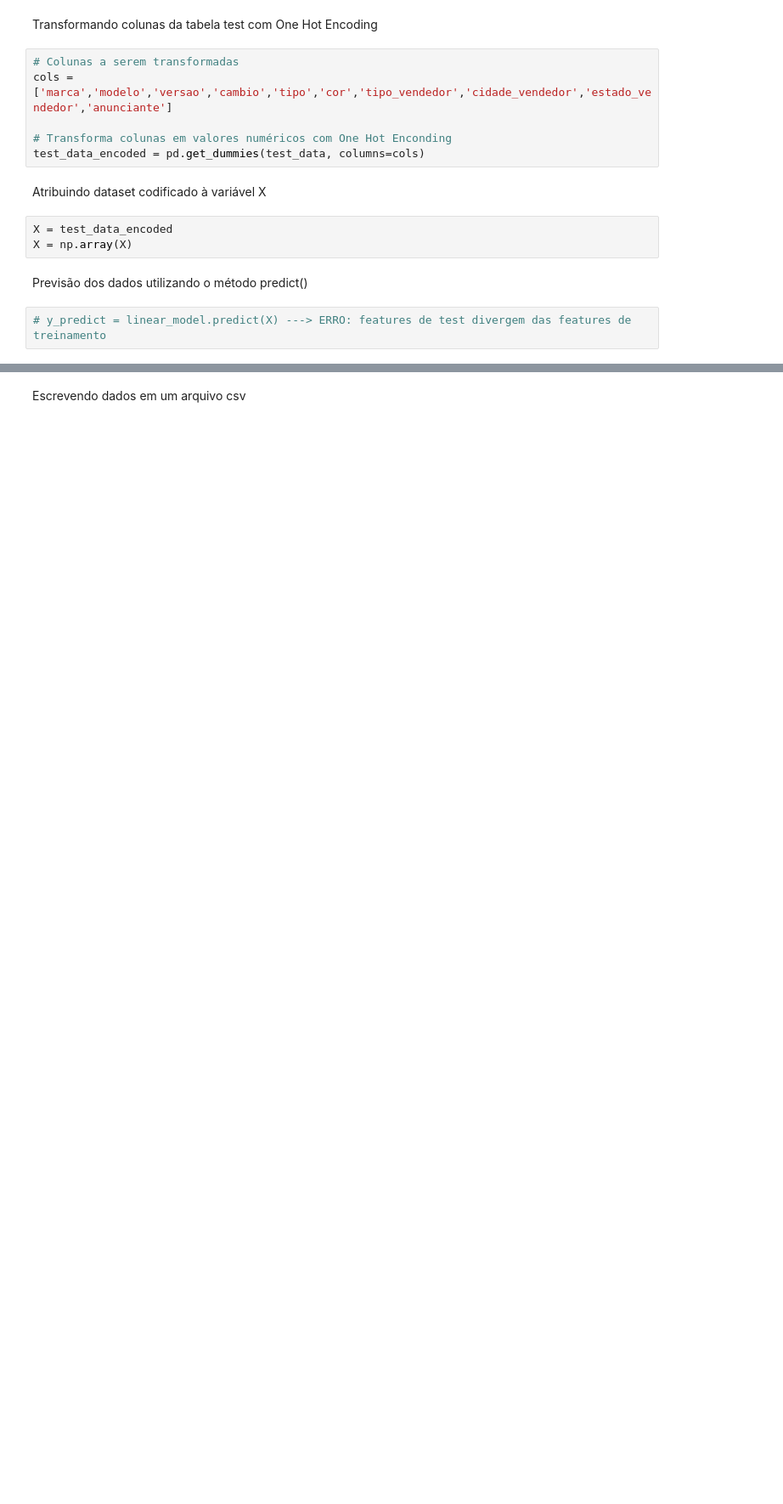
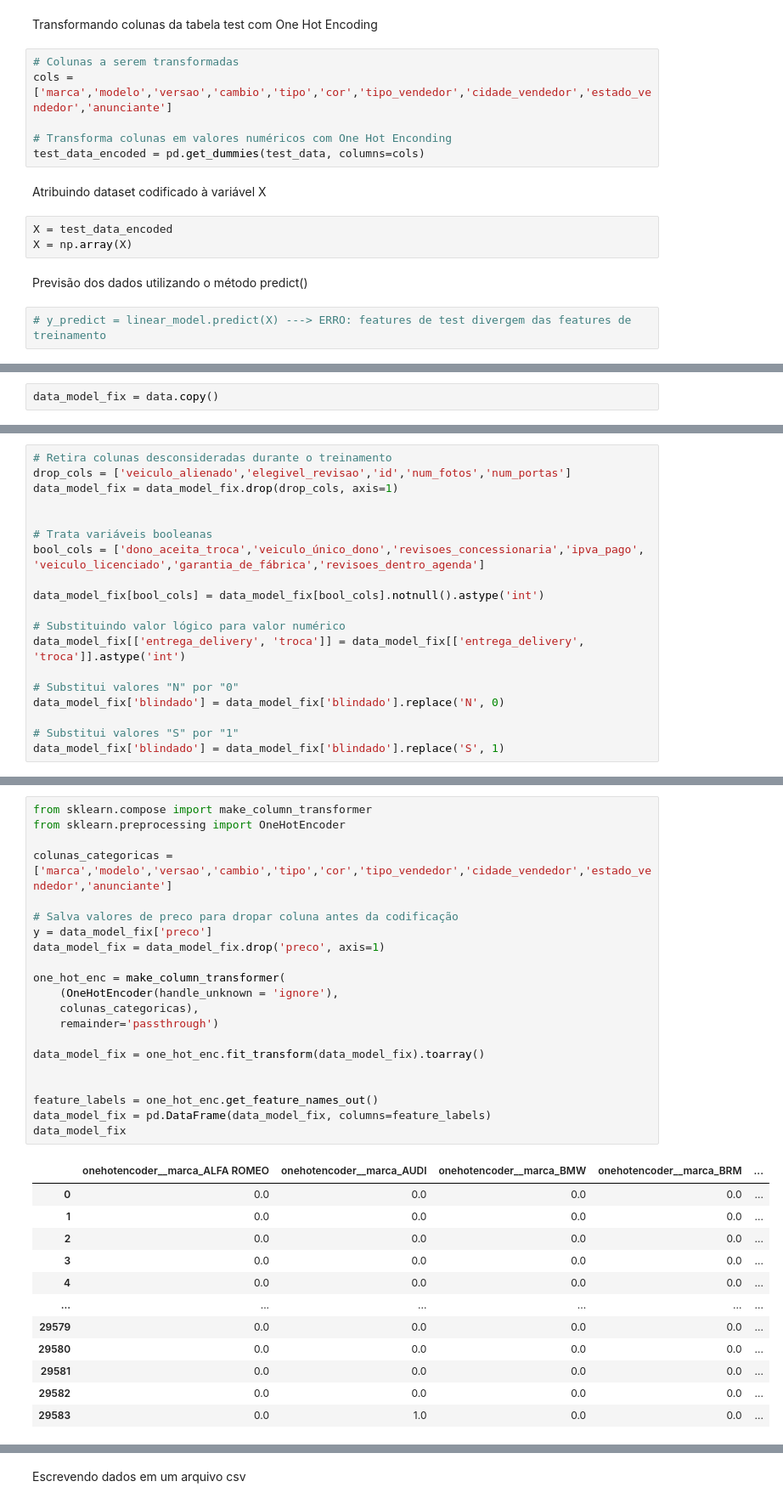
Before and after one commit to gabrieltsferreira/Lighthouse-Desafio-Cientista-de-Dados-2023-9, a Jupyter notebook: LH_CD_GabrielFerreira.ipynb, the cells around one changed output, grey strips where cells are left out. Shown at 85% size. Saved outputs shown, nothing was run; the diff lists cells and outputs as text; blank space fills up the shorter version.

```diff
--- a/LH_CD_GabrielFerreira.ipynb
+++ b/LH_CD_GabrielFerreira.ipynb
@@ -779,0 +787,2 @@ Na etapa final do projeto foi descoberto que as Features utilizadas para treinam
+# %%
+data_model_fix = data.copy()
@@ -779,0 +791,20 @@ Na etapa final do projeto foi descoberto que as Features utilizadas para treinam
+# %%
+# Retira colunas desconsideradas durante o treinamento
+drop_cols = ['veiculo_alienado','elegivel_revisao','id','num_fotos','num_portas']
+data_model_fix = data_model_fix.drop(drop_cols, axis=1)
+
+
+# Trata variáveis booleanas
+bool_cols = ['dono_aceita_troca','veiculo_único_dono','revisoes_concessionaria','ipva_pago',
+'veiculo_licenciado','garantia_de_fábrica','revisoes_dentro_agenda']
+
+data_model_fix[bool_cols] = data_model_fix[bool_cols].notnull().astype('int')
+
+# Substituindo valor lógico para valor numérico
+data_model_fix[['entrega_delivery', 'troca']] = data_model_fix[['entrega_delivery', 'troca']].astype('int')
+
+# Substitui valores "N" por "0"
+data_model_fix['blindado'] = data_model_fix['blindado'].replace('N', 0)
+
+# Substitui valores "S" por "1"
+data_model_fix['blindado'] = data_model_fix['blindado'].replace('S', 1)
@@ -779,0 +813,34 @@ Na etapa final do projeto foi descoberto que as Features utilizadas para treinam
+# %%
+from sklearn.compose import make_column_transformer
+from sklearn.preprocessing import OneHotEncoder
+
+colunas_categoricas = ['marca','modelo','versao','cambio','tipo','cor','tipo_vendedor','cidade_vendedor','estado_vendedor','anunciante']
+
+# Salva valores de preco para dropar coluna antes da codificação
+y = data_model_fix['preco']
+data_model_fix = data_model_fix.drop('preco', axis=1)
+
+one_hot_enc = make_column_transformer(
+    (OneHotEncoder(handle_unknown = 'ignore'),
+    colunas_categoricas),
+    remainder='passthrough')
+
+data_model_fix = one_hot_enc.fit_transform(data_model_fix).toarray()
+
+
+feature_labels = one_hot_enc.get_feature_names_out()
+data_model_fix = pd.DataFrame(data_model_fix, columns=feature_labels)
+data_model_fix
+# %% [output]
+|  | onehotencoder__marca_ALFA ROMEO | onehotencoder__marca_AUDI | onehotencoder__marca_BMW | onehotencoder__marca_BRM | ... |
+| 0 | 0.0 | 0.0 | 0.0 | 0.0 | ... |
+| 1 | 0.0 | 0.0 | 0.0 | 0.0 | ... |
+| 2 | 0.0 | 0.0 | 0.0 | 0.0 | ... |
+| 3 | 0.0 | 0.0 | 0.0 | 0.0 | ... |
+| 4 | 0.0 | 0.0 | 0.0 | 0.0 | ... |
+| ... | ... | ... | ... | ... | ... |
+| 29579 | 0.0 | 0.0 | 0.0 | 0.0 | ... |
+| 29580 | 0.0 | 0.0 | 0.0 | 0.0 | ... |
+| 29581 | 0.0 | 0.0 | 0.0 | 0.0 | ... |
+| 29582 | 0.0 | 0.0 | 0.0 | 0.0 | ... |
+| 29583 | 0.0 | 1.0 | 0.0 | 0.0 | ... |
```
Also changed, not shown: parts of 23 cells of this notebook, 1 other file.
